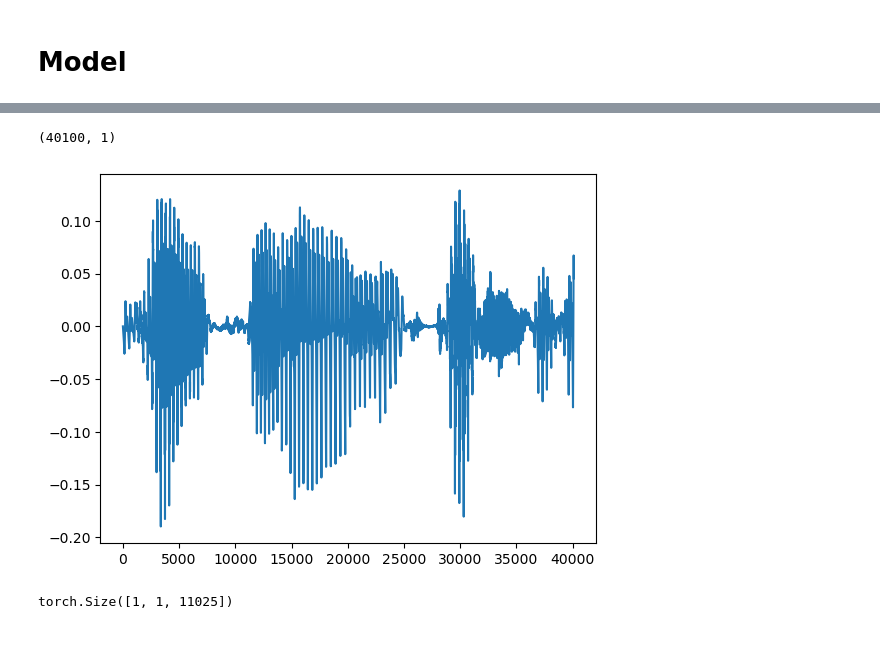
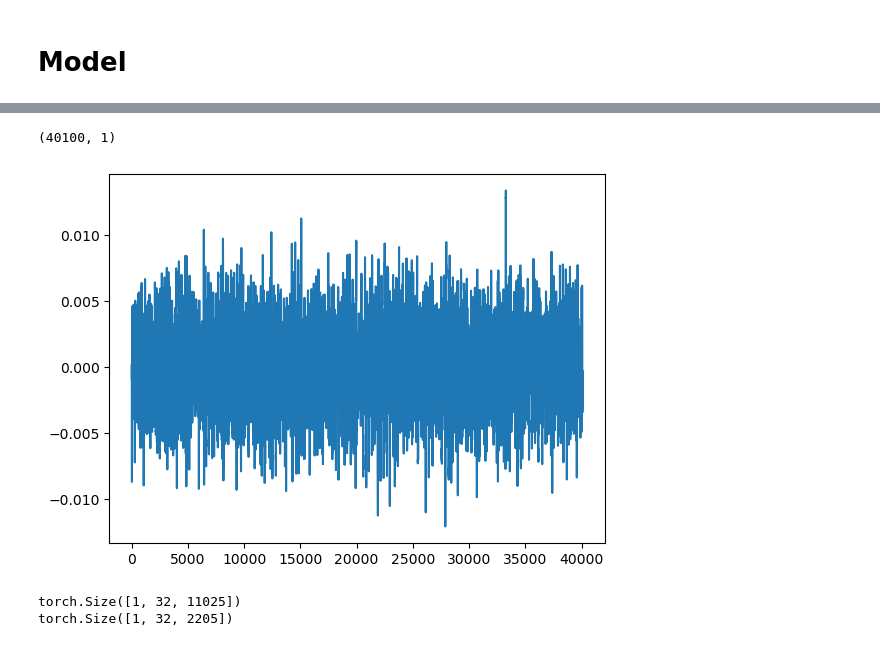
Before and after one commit to roodey145/NoMusic, a Jupyter notebook: MusicRemover.ipynb, the cells around one changed output, grey strips where cells are left out. Drawn from its saved outputs; the diff is of its cells as text; code cells hidden in the pictures.

Commit message:
Added conv architecture
The model is not working so far!

```diff
--- a/MusicRemover.ipynb
+++ b/MusicRemover.ipynb
@@ -384,8 +427,39 @@ class MusicRemoverModel(L.LightningModule):
     def configure_optimizers(self):
         self.optimizer = optim.AdamW(self.parameters(), lr=self.hparams.lr, weight_decay=1e-2)
         return self.optimizer
+# %%
+class MusicRemoverModelConv(L.LightningModule):
+    def __init__(self, chunk_size=250, d_model=32, nhead=4, latent=512, lr=1e-3):
+        super().__init__()
+        self.save_hyperparameters()
+        self.layer = nn.Sequential(
+          # DecoderConv(chunk_size=chunk_size, d_model=d_model, nhead=nhead, latent=latent)
+            nn.Linear(chunk_size, latent),
+            nn.ReLU(),
+            nn.Linear(latent, latent),
+            nn.ReLU(),
+            nn.Linear(latent, latent),
+            nn.ReLU()
+            nn.Linear(latent, chunk_size)
+        );
+        self.loss_fn = nn.MSELoss()
+
+    def forward(self, x):
+        return self.layer(x)
+
+    def training_step(self, batch, batch_idx):
+        x, y, z = batch
+        predicted_y = self(x)
+        loss = self.loss_fn(predicted_y, y)
+        self.log("train_loss", loss, on_step=True, on_epoch=True, prog_bar=True, logger=True)
+        return loss
+
+    def configure_optimizers(self):
+        self.optimizer = optim.AdamW(self.parameters(), lr=self.hparams.lr, weight_decay=1e-2)
+        return self.optimizer
 # %%
-model = MusicRemoverModel(chunk_size=chunk_size, d_model=32, nhead=4, latent=512, lr=1e-3)
+# model = MusicRemoverModel(chunk_size=chunk_size, d_model=32, nhead=4, latent=512, lr=1e-3)
+model = MusicRemoverModelConv(chunk_size=chunk_size, d_model=32, nhead=4, latent=512, lr=1e-3)
 # %%
 trainer = L.Trainer(
     max_epochs=100,
@@ -410,14 +502,15 @@ trainer.fit(
 # %%
 for x, y, z in train_dataset:
     # sd.play(data=x, samplerate=audio_e_samplerate)
     print(x.shape)
-    # plt.plot(x)
-    plt.plot(y)
-    sd.play(x - model(torch.from_numpy(x.reshape(1, -1, 1)).to("cuda")).cpu().detach().numpy().reshape(-1, 1), samplerate=audio_e_samplerate)
+    speech = model(torch.from_numpy(x.reshape(1, -1, 1))).cpu().detach().numpy().reshape(-1, 1)
+    # plt.plot(y)
+    plt.plot(speech)
+    sd.play(speech, samplerate=audio_e_samplerate)
     # plt.plot(z)
     break
 # %% [output]
 (40100, 1)
-[figure, old version]
+[figure, new version]
 # %%
 #torch.nn.Conv1d(in_channels, out_channels, kernel_size, stride=1, padding=0, dilation=1, groups=1, bias=True, padding_mode='zeros', device=None, dtype=None)
@@ -431,4 +527,6 @@ a_con_out = con_test(a)
 # %%
-a_con_out.shape
+print(a_con_out.shape)
+print(a_con_out2.shape)
 # %% [output]
-torch.Size([1, 1, 11025])
+torch.Size([1, 32, 11025])
+torch.Size([1, 32, 2205])
```
Also changed, not shown: parts of 5 cells of this notebook.
